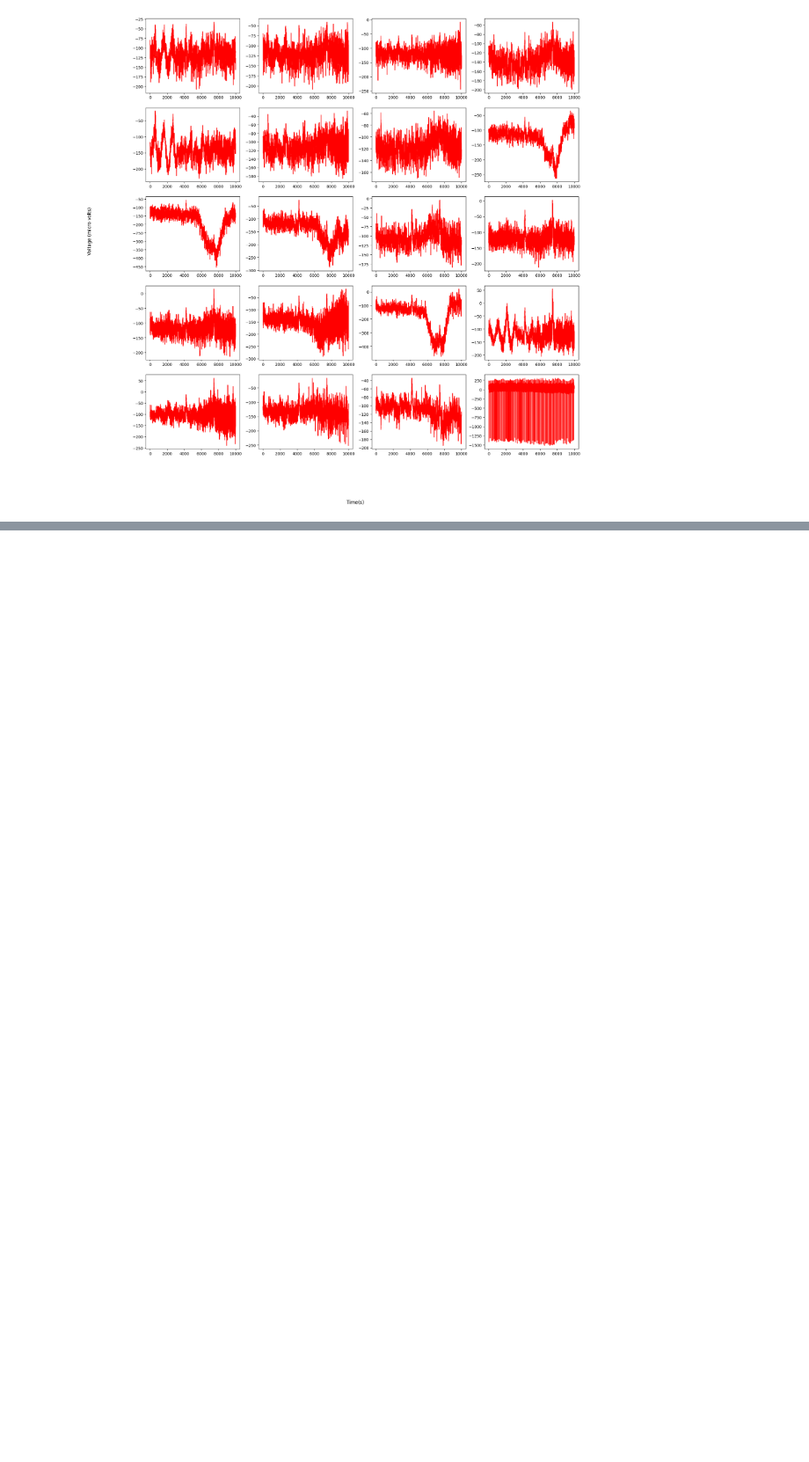
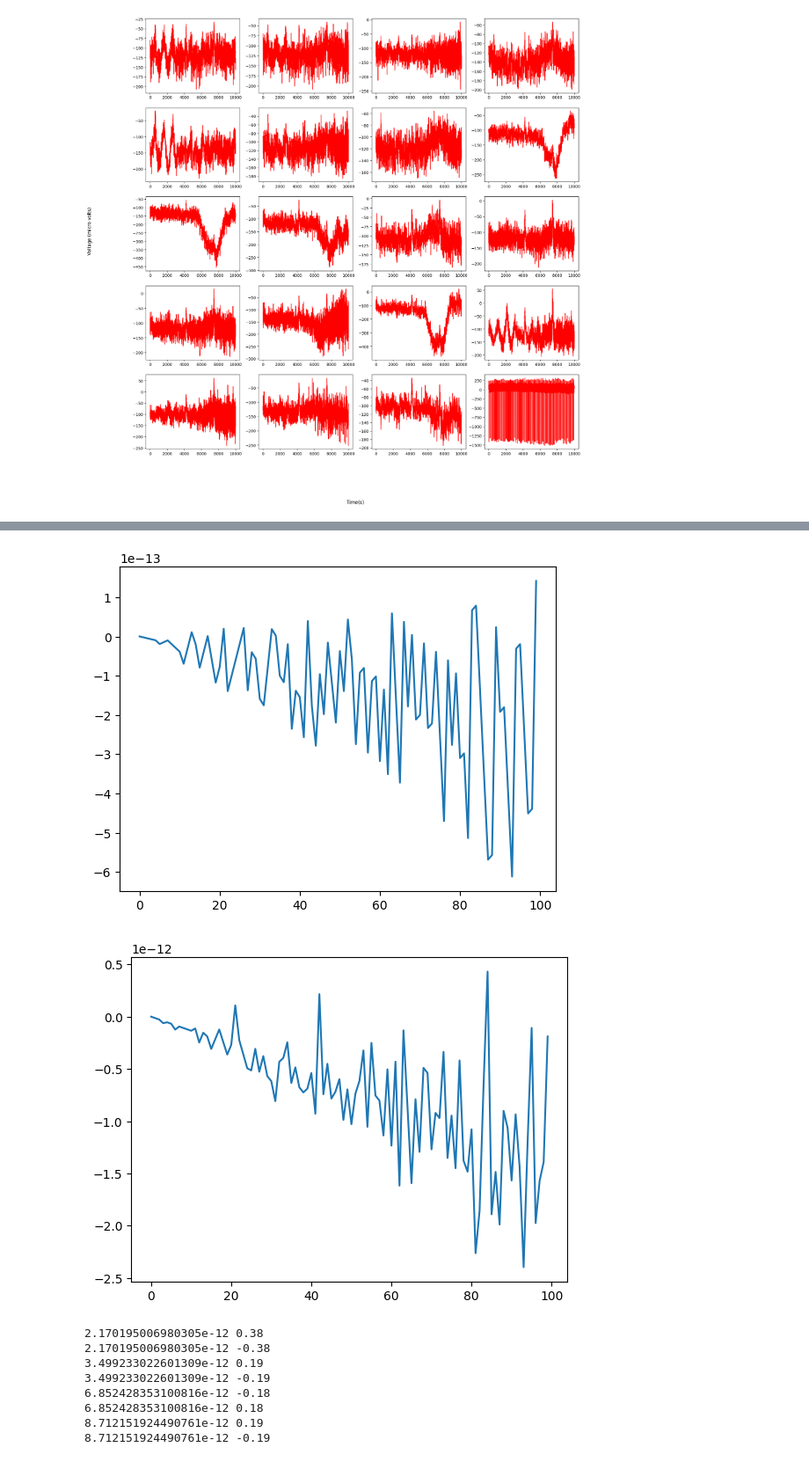
Before and after one commit to AnikaitLakhotia/harmful-brain-activity, a Jupyter notebook: sargun_implementation.ipynb, the cells around one changed output, grey strips where cells are left out. Shown at 88% size. Saved outputs shown, nothing was run; the diff lists cells and outputs as text; code cells hidden in the pictures; blank space fills up the shorter version.

```diff
--- a/sargun_implementation.ipynb
+++ b/sargun_implementation.ipynb
@@ -139,0 +164,38 @@ Shape of transformed list:  (2, 20, 3000)
+# %%
+sin_wave1 = np.sin(2 * np.pi * 1 * np.arange(0, 100)) + \
+    np.sin(2 * np.pi * 2 * np.arange(0, 100)) + \
+    np.sin(2 * np.pi * 3 * np.arange(0, 100)) + \
+    np.sin(2 * np.pi * 4 * np.arange(0, 100))
+
+plt.plot(sin_wave1)
+plt.show()
+
+sin_wave2 = np.sin(2 * np.pi * 1 * np.arange(0, 100)) + \
+    np.sin(2 * np.pi * 2 * np.arange(0, 100)) + \
+    np.sin(2 * np.pi * 3 * np.arange(0, 100)) + \
+    np.sin(2 * np.pi * 4 * np.arange(0, 100)) + \
+    np.sin(2 * np.pi * 5 * np.arange(0, 100)) + \
+    np.sin(2 * np.pi * 6 * np.arange(0, 100)) + \
+    np.sin(2 * np.pi * 7 * np.arange(0, 100)) + \
+    np.sin(2 * np.pi * 8 * np.arange(0, 100)) + \
+    np.sin(2 * np.pi * 9 * np.arange(0, 100)) + \
+    np.sin(2 * np.pi * 10 * np.arange(0, 100))
+
+plt.plot(sin_wave2)
+plt.show()
+
+sin_wave = np.array([sin_wave1, sin_wave2])
+
+sin_fft = fourier_transform_eeg(sin_wave, 4)
+visualize_inverse_fourier(np.array(sin_fft))
+# %% [output]
+[figure, added]
+[figure, added]
+2.170195006980305e-12 0.38
+2.170195006980305e-12 -0.38
+3.499233022601309e-12 0.19
+3.499233022601309e-12 -0.19
+6.852428353100816e-12 -0.18
+6.852428353100816e-12 0.18
+8.712151924490761e-12 0.19
+8.712151924490761e-12 -0.19
```
Also changed, not shown: parts of 5 cells of this notebook.
